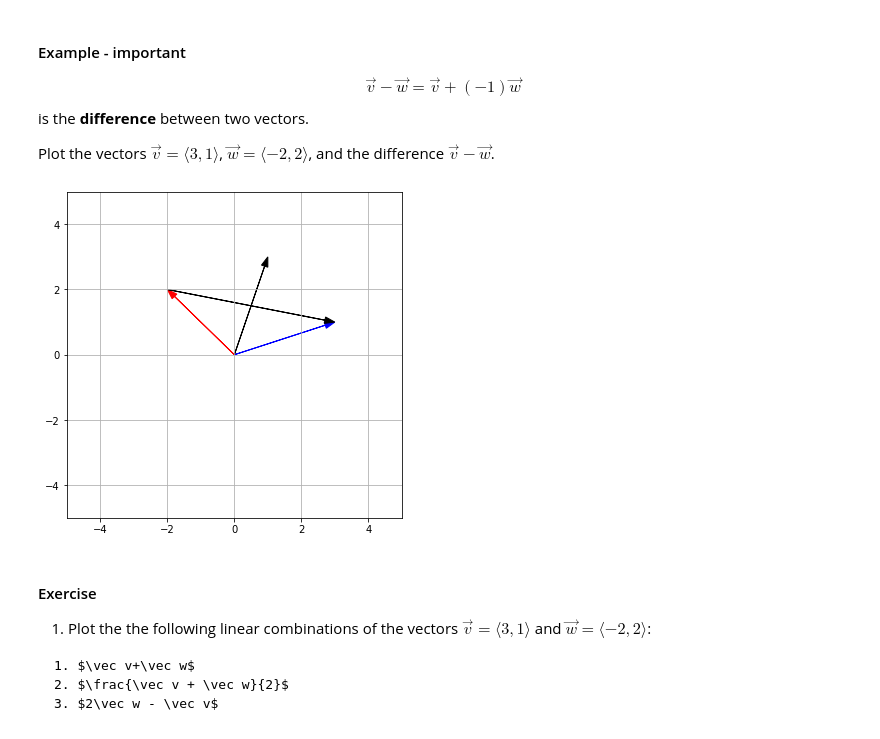
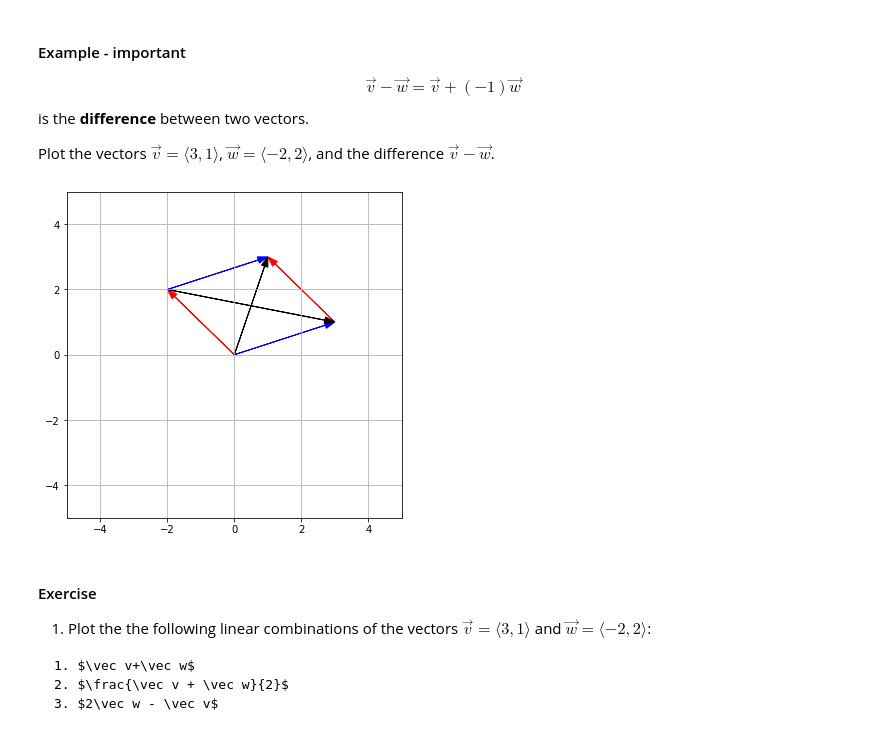
Before and after one commit to drewyoungren/mvc-f20, a Jupyter notebook: lec/mvc-L01.ipynb, the cells around one changed output. Cells and saved outputs as stored; diff of their text form; code cells hidden in the pictures.

```diff
--- a/lec/mvc-L01.ipynb
+++ b/lec/mvc-L01.ipynb
@@ -352,15 +352,21 @@ Plot the vectors $\vec v = \langle 3,1 \rangle$, $\vec w = \langle -2,2\rangle$,
 # %%
 v = np.array([3,1])
 w = np.array([-2,2])
 
 plt.xlim([-5,5])
 plt.ylim([-5,5])
 plt.grid(True)
 
 plot_vector(v,color='b')
+plot_vector(v,color='b',base=w)
+
 plot_vector(w,color='r')
+plot_vector(w,color='r',base=v)
+
+plot_vector(v - w,color='k',base=w)
+plot_vector(v + w,color='k')
 # %% [output]
-[figure, old version]
+[figure, new version]
 # %% [markdown]
 #### Exercise
 
```
Also changed, not shown: parts of 5 cells of this notebook, 2 other files.
